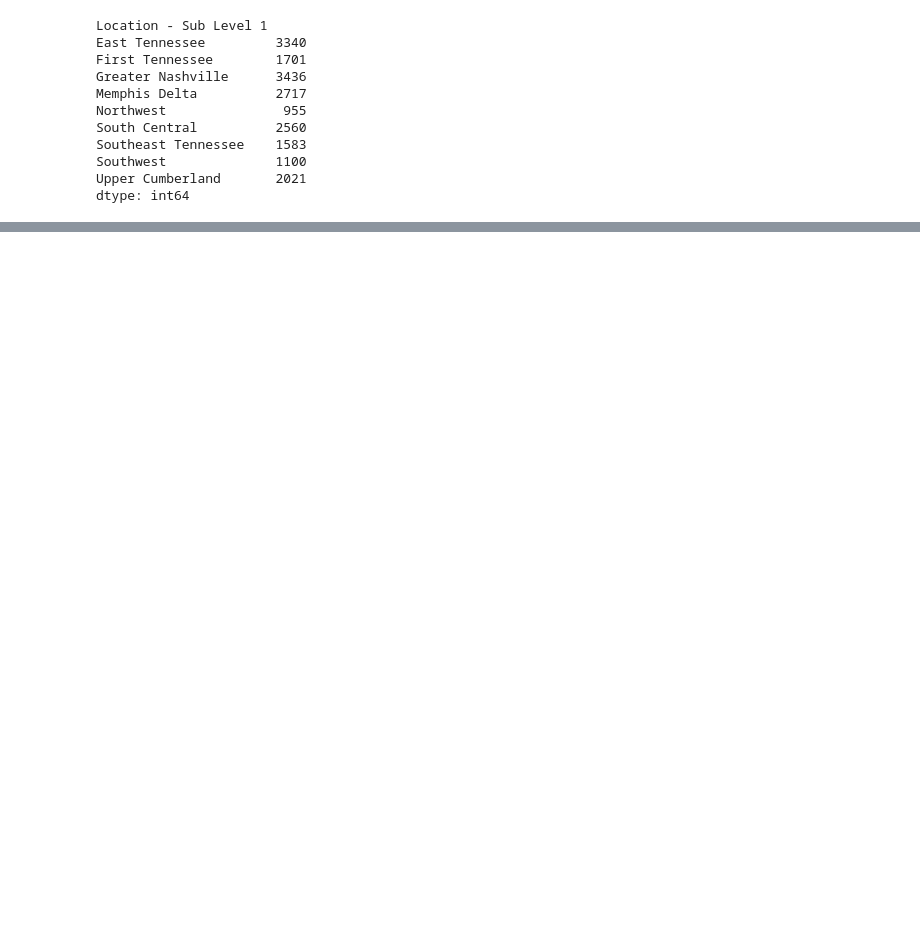
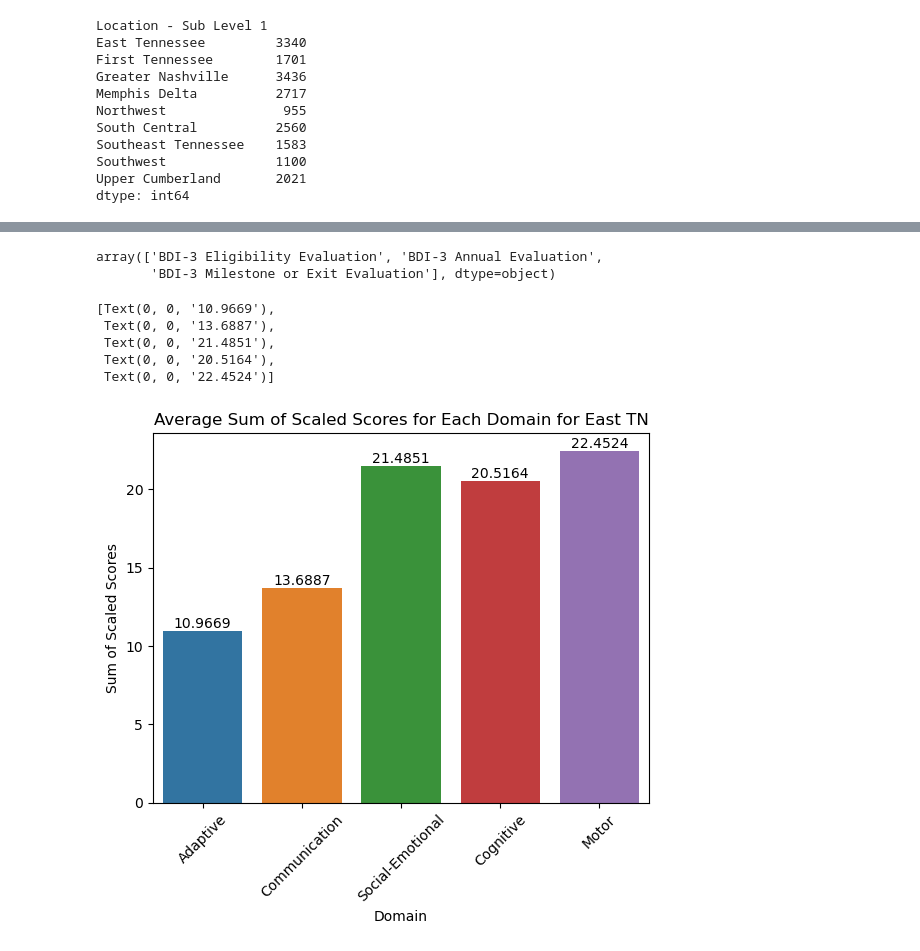
Before and after one commit to NSS-Data-Analytics-Cohort-10/teis-concat-dog, a Jupyter notebook: notebooks/teis-rushi.ipynb, the cells around one changed output, grey strips where cells are left out. Cells and saved outputs as stored; diff of their text form; code cells hidden in the pictures; blank space fills up the shorter version.

```diff
--- a/notebooks/teis-rushi.ipynb
+++ b/notebooks/teis-rushi.ipynb
@@ -242,2 +230,33 @@ dtype: int64
+# %%
+location_groups = {
+    'East Tennessee': 'East',
+    'First Tennessee': 'East',
+    'Southeast Tennessee': 'East',
+    'Greater Nashville': 'Middle TN',
+    'Upper Cumberland': 'Middle TN',
+    'South Central': 'Middle TN',
+    'Northwest': 'West',
+    'Southwest': 'West',
+    'Memphis Delta': 'West'
+}
+
+
+dataset['Location Group'] = dataset['Location - Sub Level 1'].map(location_groups)
+
+
+dataset['Location Group'].fillna('Other', inplace=True)
+# %%
+check_columns = ['Adaptive Sum of Scaled Scores', 'Social-Emotional Sum of Scaled Scores', 'Communication Sum of Scaled Scores', 'Motor Sum of Scaled Scores', 'Cognitive Sum of Scaled Scores']
+# %%
+dataset.dropna(subset=check_columns, how='all', inplace=True)
+# %%
+dataset.columns = dataset.columns.str.replace(' ', '_')
+
+dataset.columns = dataset.columns.str.replace('-', '_')
+
+dataset.columns = dataset.columns.str.replace('__', '_')
 # %%
-dataset[]
+dataset['Program_Label'].unique()
+# %% [output]
+array(['BDI-3 Eligibility Evaluation', 'BDI-3 Annual Evaluation',
+       'BDI-3 Milestone or Exit Evaluation'], dtype=object)
@@ -243,0 +269,16 @@ dataset[]
+# %%
+ss_avg_east = [dataset[dataset['Location_Group']=='East']['Adaptive_Sum_of_Scaled_Scores'].mean(), dataset[dataset['Location_Group']=='East']['Communication_Sum_of_Scaled_Scores'].mean(), dataset[dataset['Location_Group']=='East']['Social_Emotional_Sum_of_Scaled_Scores'].mean(), dataset[dataset['Location_Group']=='East']['Cognitive_Sum_of_Scaled_Scores'].mean(), dataset[dataset['Location_Group']=='East']['Motor_Sum_of_Scaled_Scores'].mean()]
+
+ss_avg_east_barplot = sns.barplot(x=domains,y=ss_avg_east)
+plt.xlabel("Domain")
+plt.ylabel("Sum of Scaled Scores")
+plt.title("Average Sum of Scaled Scores for Each Domain for East TN")
+plt.xticks(rotation=45)
+ss_avg_east_barplot.bar_label(ss_avg_east_barplot.containers[0])
+# %% [output]
+[Text(0, 0, '10.9669'),
+ Text(0, 0, '13.6887'),
+ Text(0, 0, '21.4851'),
+ Text(0, 0, '20.5164'),
+ Text(0, 0, '22.4524')]
+[figure, added]
```
Also changed, not shown: parts of 12 cells of this notebook, 7 other files.
